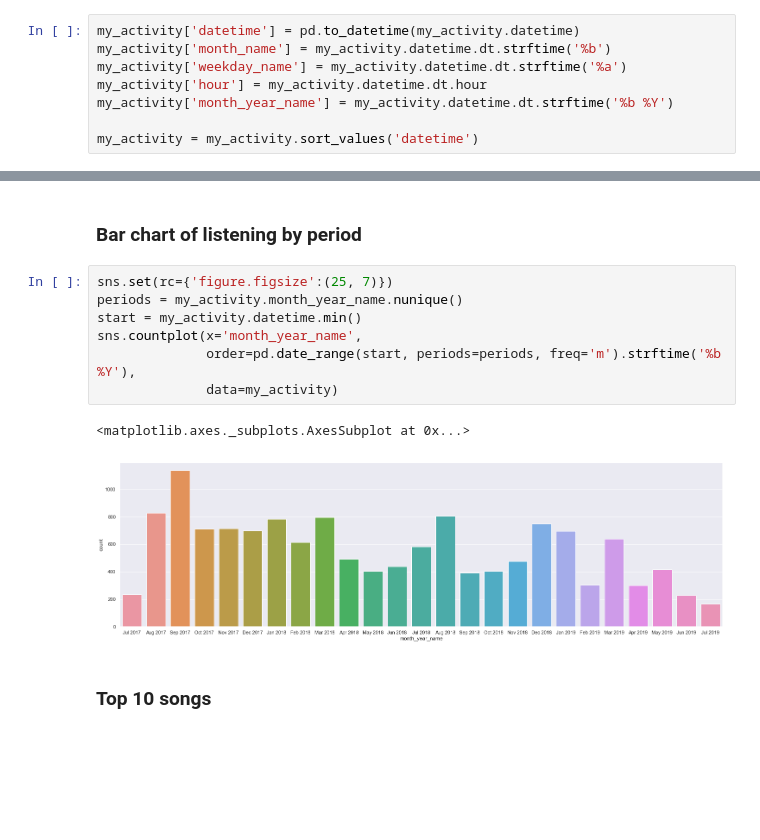
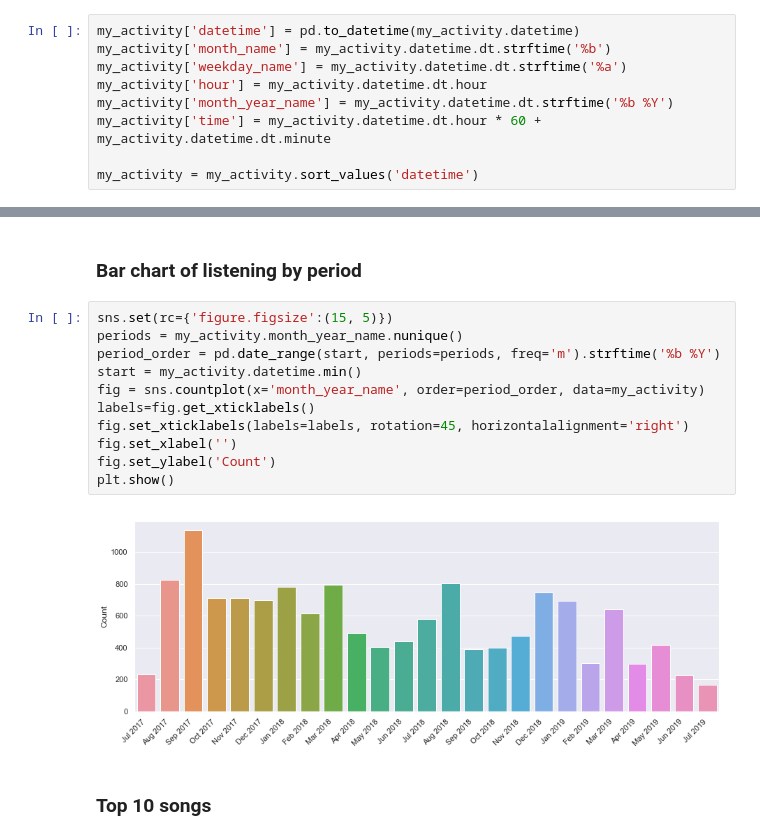
Before and after one commit to vpozdnyakov/music_activity_analysis, a Jupyter notebook: google_play_music_activity_analysis.ipynb, the cells around one changed output, grey strips where cells are left out. Drawn from its saved outputs; the diff is of its cells as text; blank space fills up the shorter version.

```diff
--- a/google_play_music_activity_analysis.ipynb
+++ b/google_play_music_activity_analysis.ipynb
@@ -43,6 +43,7 @@ my_activity['month_name'] = my_activity.datetime.dt.strftime('%b')
 my_activity['weekday_name'] = my_activity.datetime.dt.strftime('%a')
 my_activity['hour'] = my_activity.datetime.dt.hour
 my_activity['month_year_name'] = my_activity.datetime.dt.strftime('%b %Y')
+my_activity['time'] = my_activity.datetime.dt.hour * 60 + my_activity.datetime.dt.minute
 
 my_activity = my_activity.sort_values('datetime')
 # %%
@@ -119,15 +143,18 @@ sns.countplot(x='weekday_name',
 # %% [markdown]
 ### Bar chart of listening by period
 # %%
-sns.set(rc={'figure.figsize':(25, 7)})
+sns.set(rc={'figure.figsize':(15, 5)})
 periods = my_activity.month_year_name.nunique()
+period_order = pd.date_range(start, periods=periods, freq='m').strftime('%b %Y')
 start = my_activity.datetime.min()
-sns.countplot(x='month_year_name',
-              order=pd.date_range(start, periods=periods, freq='m').strftime('%b %Y'),
-              data=my_activity)
+fig = sns.countplot(x='month_year_name', order=period_order, data=my_activity)
+labels=fig.get_xticklabels()
+fig.set_xticklabels(labels=labels, rotation=45, horizontalalignment='right')
+fig.set_xlabel('')
+fig.set_ylabel('Count')
+plt.show()
 # %% [output]
-<matplotlib.axes._subplots.AxesSubplot at 0x...>
-[figure, old version]
+[figure, new version]
 # %% [markdown]
 ### Top 10 songs
 # %%
```
Also changed, not shown: parts of 9 cells of this notebook.
